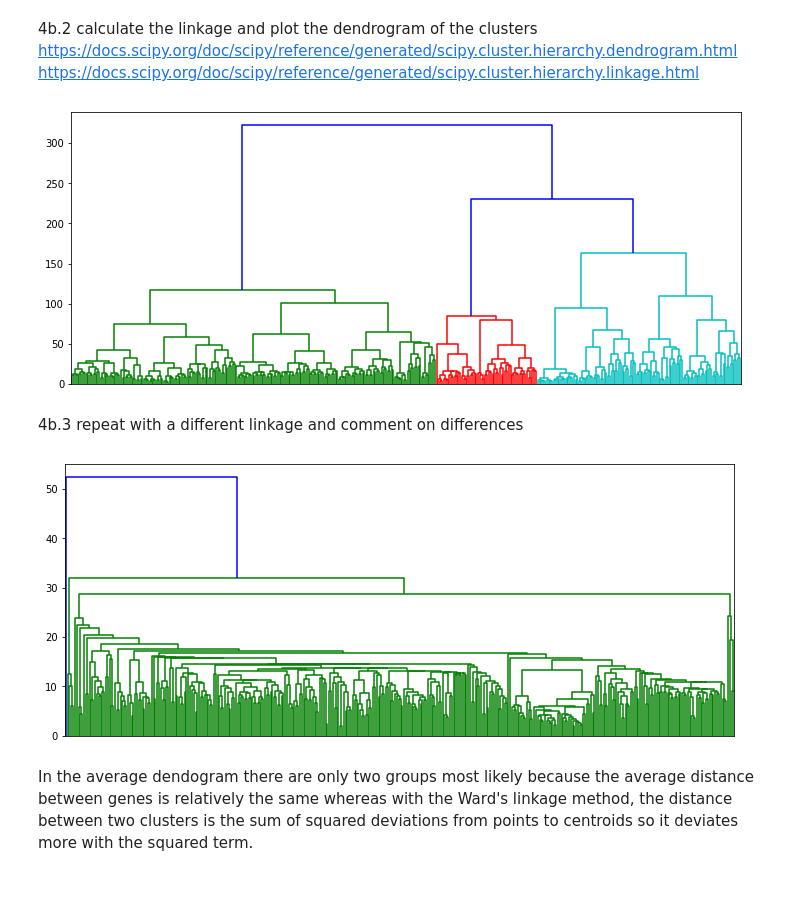
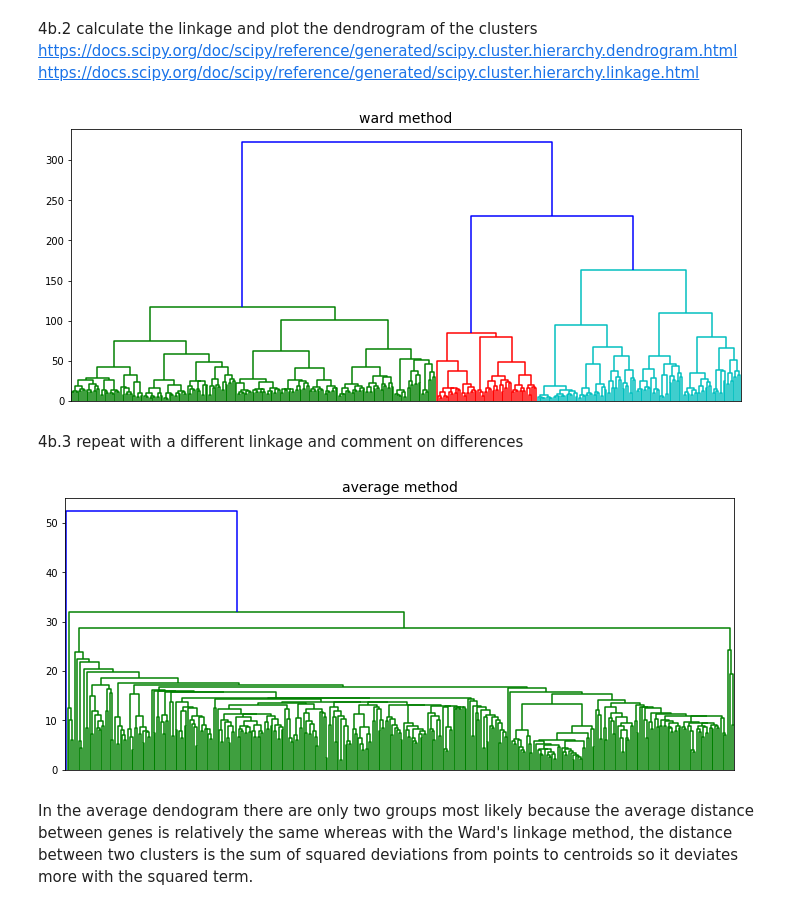
Before and after one commit to fedhere/DSPS_ejones, a Jupyter notebook: HW10/Elliott_Jones_copy_of_clusteringGenes.ipynb, the cells around one changed output. Saved outputs shown, nothing was run; the diff lists cells and outputs as text; code cells hidden in the pictures.

```diff
--- a/HW10/Elliott_Jones_copy_of_clusteringGenes.ipynb
+++ b/HW10/Elliott_Jones_copy_of_clusteringGenes.ipynb
@@ -231,18 +232,20 @@ from scipy.cluster.hierarchy import dendrogram, linkage
 links_gene = linkage(scaledgenes, method='ward')
 # %%
 pl.figure(figsize=(12,5))
+pl.title('ward method', FontSize = 14)
 dendrogram(links_gene, p=8, truncate_mode='level', no_labels=True);
 # %% [output]
-[figure, old version]
+[figure, new version]
 # %% [markdown]
 4b.3 repeat with a different linkage and comment on differences
 # %%
 links_gene_2 = linkage(scaledgenes, method='average')
 # %%
 pl.figure(figsize=(12,5))
+pl.title("average method", FontSize = 14)
 dendrogram(links_gene_2, p=30, truncate_mode='level', no_labels=True);
 # %% [output]
-[figure, old version]
+[figure, new version]
 # %% [markdown]
 In the average dendogram there are only two groups most likely because the average distance between genes is relatively the same whereas with the Ward's linkage method, the distance between two clusters is the sum of squared deviations from points to centroids so it deviates more with the squared term.
 # %% [markdown]
```
Also changed, not shown: parts of 4 cells of this notebook.
